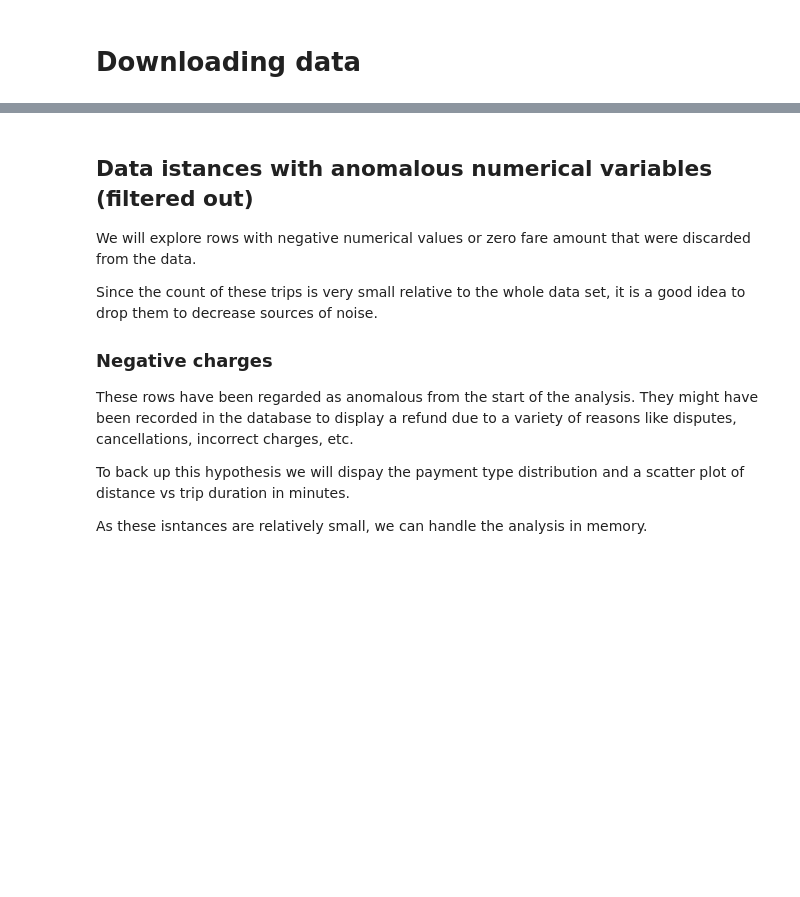
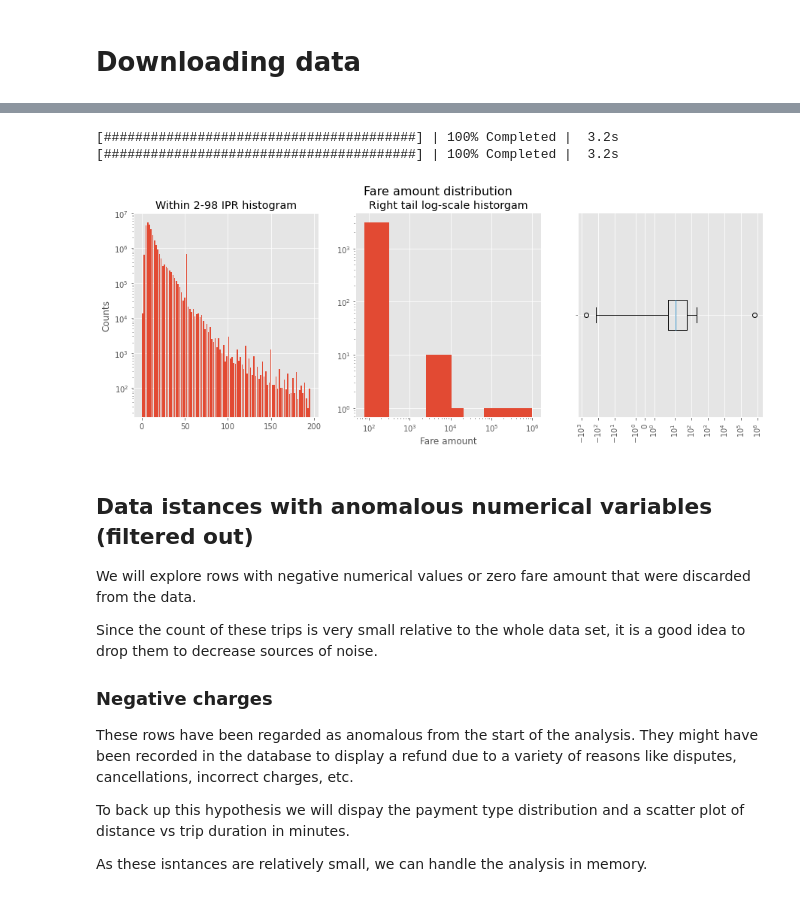
Before and after one commit to LDLS/nyc_taxi, a Jupyter notebook: notebooks/exploration_cleaning.ipynb, the cells around one changed output, grey strips where cells are left out. Drawn from its saved outputs; the diff is of its cells as text; code cells hidden in the pictures; blank space fills up the shorter version.

```diff
--- a/notebooks/exploration_cleaning.ipynb
+++ b/notebooks/exploration_cleaning.ipynb
@@ -359,0 +358,2 @@ dtype: float64
+# %%
+var = 'fare_amount'
@@ -360,3 +406,47 @@ dtype: float64
+# %%
+var_counts, var_bin_center, var_bin_width = ipr_hist(var, clip_low=0)
+var_rt_counts, var_rt_bin_center, var_rt_bin_width = right_tail_log_hist(var)
+
+with ProgressBar():
+    var_counts = var_counts.compute()
+    var_rt_counts = var_rt_counts.compute()
+# %% [output]
+[########################################] | 100% Completed |  3.2s
+[########################################] | 100% Completed |  3.2s
+# %%
+ncols = 3
+nrows = 1
+scale = 5
+figsize = (ncols * scale, nrows * scale)
+
+f, ax = plt.subplots(ncols=ncols, nrows=nrows, figsize=figsize)
+ax0, ax1, ax2 = ax
+
+plt.suptitle(f'{var.replace("_", " ").capitalize()} distribution', size=16);
+
+ax0.bar(x=var_bin_center,
+          height=var_counts,
+          width=var_bin_width,
+          align='center');
+ax0.set_title('Within 2-98 IPR histogram');
+ax0.set_ylabel('Counts');
+ax0.set_yscale('log');
+
+ax1.bar(x=var_rt_bin_center,
+          height=var_rt_counts,
+          width=var_rt_bin_width,
+          align='center',);
+ax1.set_xscale('log');
+ax1.set_yscale('log');
+ax1.set_title('Right tail log-scale historgam');
+ax1.set_xlabel(f'{var.replace("_", " ").capitalize()}');
+
+ax2.bxp(bxpstats, showfliers=True, vert=False);
+ax2.set_xscale('symlog');
+ax2_labels = ax2.get_xticklabels();
+plt.setp(ax2_labels, rotation=90 );
+# %% [output]
+[figure, added]
 # %% [markdown]
 ##  Data istances with anomalous numerical variables (filtered out)
 
```
Also changed, not shown: parts of 42 cells of this notebook, 1 other file.
